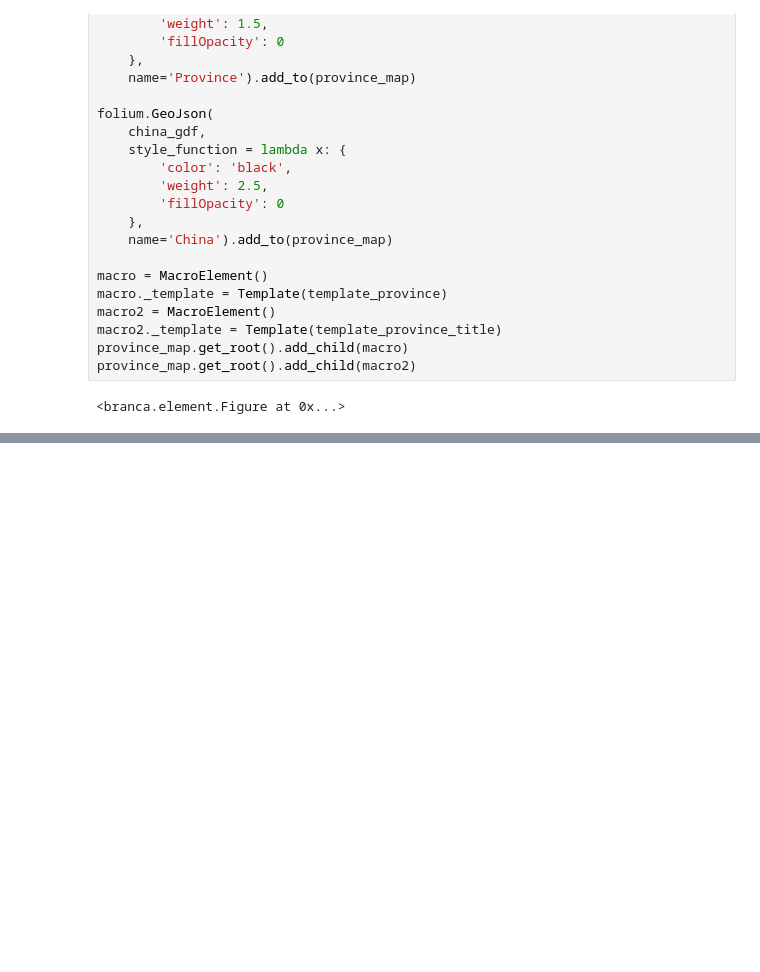
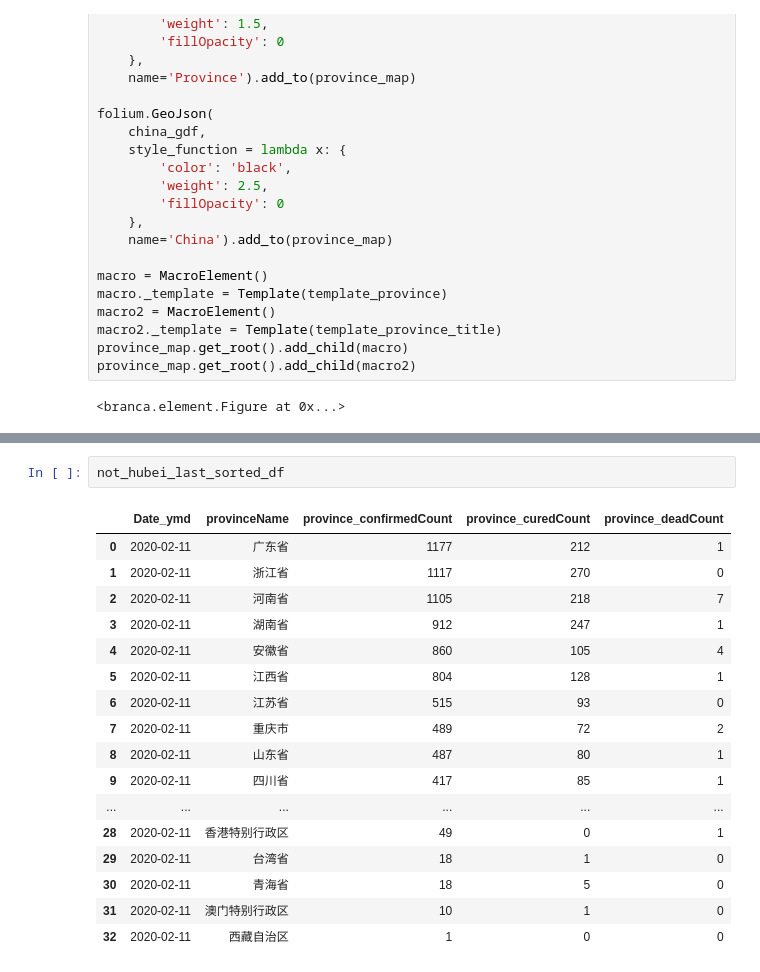
Before and after one commit to jingwen-z/python-playground, a Jupyter notebook: analysis/2019_nCoV/2019_nCoV.ipynb, the cells around one changed output, grey strips where cells are left out. Saved outputs shown, nothing was run; the diff lists cells and outputs as text; blank space fills up the shorter version.

```diff
--- a/analysis/2019_nCoV/2019_nCoV.ipynb
+++ b/analysis/2019_nCoV/2019_nCoV.ipynb
@@ -651,0 +736,20 @@ province_map.get_root().add_child(macro2)
+# %%
+not_hubei_last_sorted_df
+# %% [output]
+|  | Date_ymd | provinceName | province_confirmedCount | province_curedCount | province_deadCount |
+| 0 | 2020-02-11 | 广东省 | 1177 | 212 | 1 |
+| 1 | 2020-02-11 | 浙江省 | 1117 | 270 | 0 |
+| 2 | 2020-02-11 | 河南省 | 1105 | 218 | 7 |
+| 3 | 2020-02-11 | 湖南省 | 912 | 247 | 1 |
+| 4 | 2020-02-11 | 安徽省 | 860 | 105 | 4 |
+| 5 | 2020-02-11 | 江西省 | 804 | 128 | 1 |
+| 6 | 2020-02-11 | 江苏省 | 515 | 93 | 0 |
+| 7 | 2020-02-11 | 重庆市 | 489 | 72 | 2 |
+| 8 | 2020-02-11 | 山东省 | 487 | 80 | 1 |
+| 9 | 2020-02-11 | 四川省 | 417 | 85 | 1 |
+| ... | ... | ... | ... | ... | ... |
+| 28 | 2020-02-11 | 香港特别行政区 | 49 | 0 | 1 |
+| 29 | 2020-02-11 | 台湾省 | 18 | 1 | 0 |
+| 30 | 2020-02-11 | 青海省 | 18 | 5 | 0 |
+| 31 | 2020-02-11 | 澳门特别行政区 | 10 | 1 | 0 |
+| 32 | 2020-02-11 | 西藏自治区 | 1 | 0 | 0 |
```
Also changed, not shown: parts of 13 cells of this notebook.
